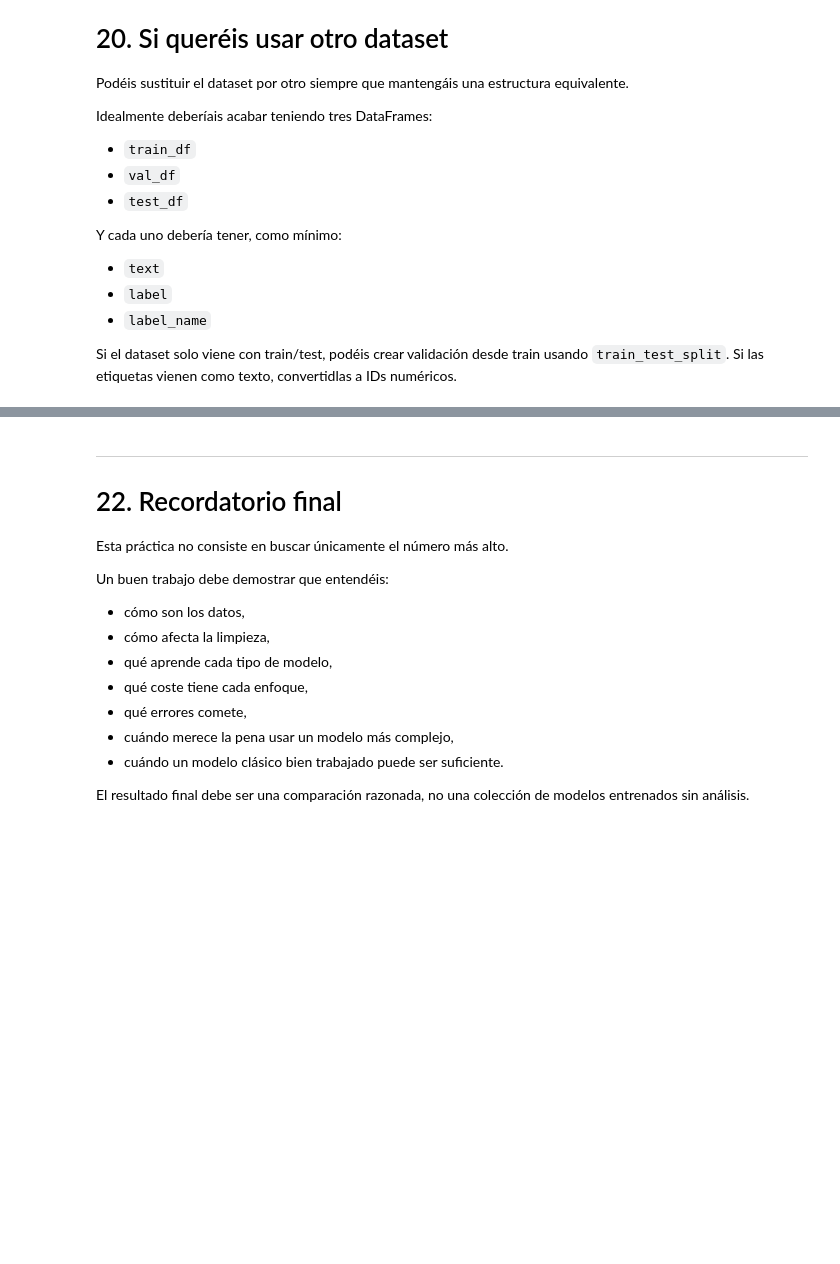
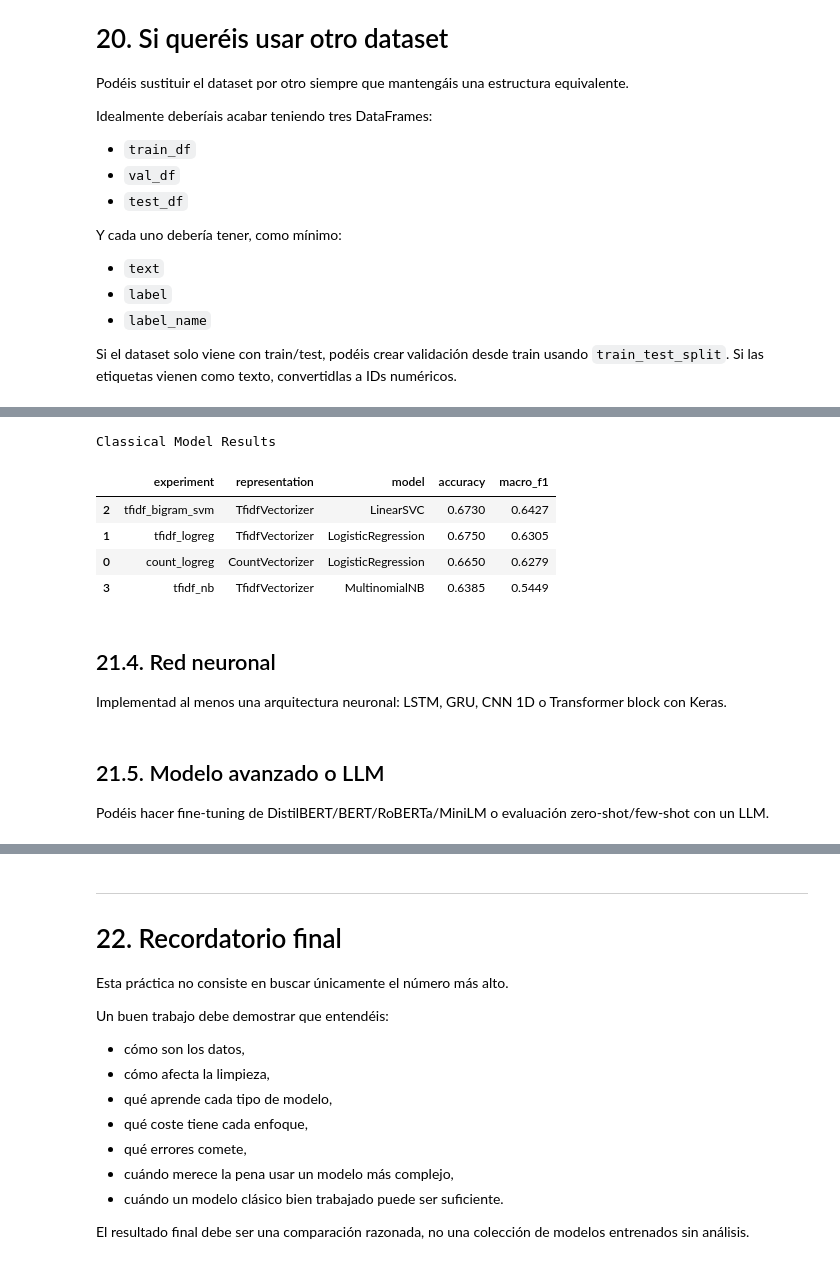
Before and after one commit to Maria-2703/NLP-Project, a Jupyter notebook: starter_practica_texto_redes_sociales.ipynb, the cells around one changed output, grey strips where cells are left out. Saved outputs shown, nothing was run; the diff lists cells and outputs as text; code cells hidden in the pictures; blank space fills up the shorter version.

```diff
--- a/starter_practica_texto_redes_sociales.ipynb
+++ b/starter_practica_texto_redes_sociales.ipynb
@@ -898,0 +1009,24 @@ experiment_template
+# %%
+# summary table for all of the experimrnts
+print("\nClassical Model Results")
+display(
+    classic_results_df.sort_values(
+        by="macro_f1",
+        ascending=False,
+    )
+)
+# %% [output]
+Classical Model Results
+|  | experiment | representation | model | accuracy | macro_f1 |
+| 2 | tfidf_bigram_svm | TfidfVectorizer | LinearSVC | 0.6730 | 0.6427 |
+| 1 | tfidf_logreg | TfidfVectorizer | LogisticRegression | 0.6750 | 0.6305 |
+| 0 | count_logreg | CountVectorizer | LogisticRegression | 0.6650 | 0.6279 |
+| 3 | tfidf_nb | TfidfVectorizer | MultinomialNB | 0.6385 | 0.5449 |
+# %% [markdown]
+## 21.4. Red neuronal
+
+Implementad al menos una arquitectura neuronal: LSTM, GRU, CNN 1D o Transformer block con Keras.
+# %% [markdown]
+## 21.5. Modelo avanzado o LLM
+
+Podéis hacer fine-tuning de DistilBERT/BERT/RoBERTa/MiniLM o evaluación zero-shot/few-shot con un LLM.
```
Also changed, not shown: parts of 13 cells of this notebook.
